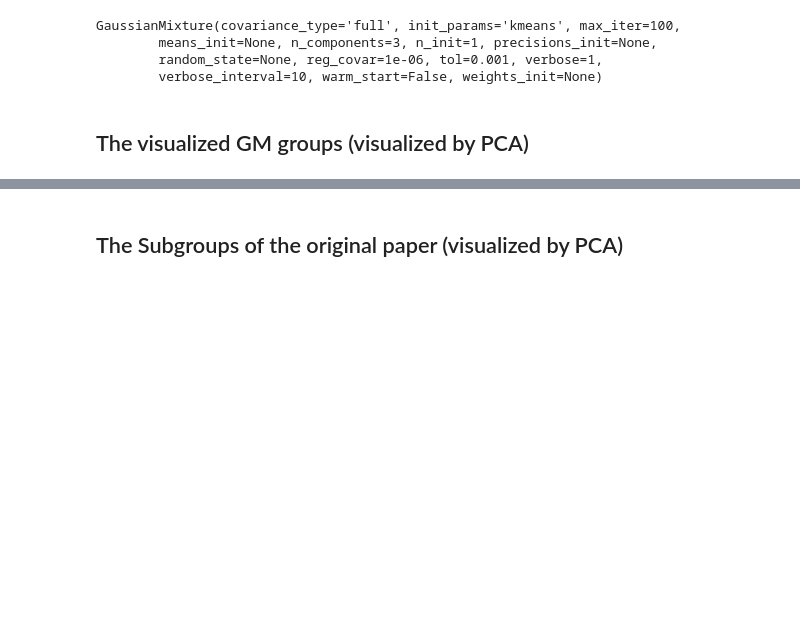
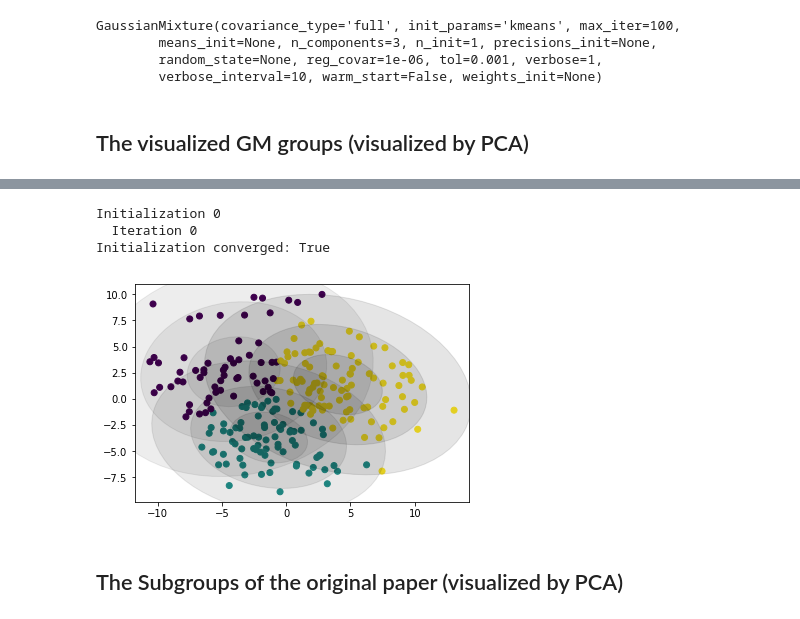
Before and after one commit to yanglyuxun/multivariate_gene_analysis, a Jupyter notebook: 3.2_GaussianMixture.ipynb, the cells around one changed output, grey strips where cells are left out. Cells and saved outputs as stored; diff of their text form; code cells hidden in the pictures; blank space fills up the shorter version.

```diff
--- a/3.2_GaussianMixture.ipynb
+++ b/3.2_GaussianMixture.ipynb
@@ -41,3 +43,34 @@ plt.scatter(X1[:,0],X1[:,1],c=Xpre)
+# %%
+# use less features (2 PCA features here)
+from matplotlib.patches import Ellipse
+gm1 = GaussianMixture(n_components=3, verbose=1)
+n_pc = 2
+gm1.fit(X1[:,:n_pc])
+Xpre1 = gm1.predict(X1[:,:n_pc])
+plt.scatter(X1[:,0],X1[:,1],c=Xpre1)
+gm1.predict_proba(X1[:,:n_pc])
+def draw_ellipse(position, covariance, ax=None, **kwargs):
+    """Draw an ellipse with a given position and covariance"""
+    ax = ax or plt.gca()
+    # Convert covariance to principal axes
+    if covariance.shape == (2, 2):
+        U, s, Vt = np.linalg.svd(covariance)
+        angle = np.degrees(np.arctan2(U[1, 0], U[0, 0]))
+        width, height = 2 * np.sqrt(s)
+    else:
+        angle = 0
+        width, height = 2 * np.sqrt(covariance)
+    # Draw the Ellipse
+    for nsig in range(1, 4):
+        ax.add_patch(Ellipse(position, nsig * width, nsig * height,
+                             angle,color='black', **kwargs))
+for pos, covar, w in zip(gm1.means_, gm1.covariances_, gm1.weights_):
+    draw_ellipse(pos, covar, alpha=w * 0.1 / gm1.weights_.max())
+# %% [output]
+Initialization 0
+  Iteration 0
+Initialization converged: True
+[figure, added]
 # %% [markdown]
 ## The Subgroups of the original paper (visualized by PCA)
 # %%
```
Also changed, not shown: parts of 4 cells of this notebook, 8 other files.
